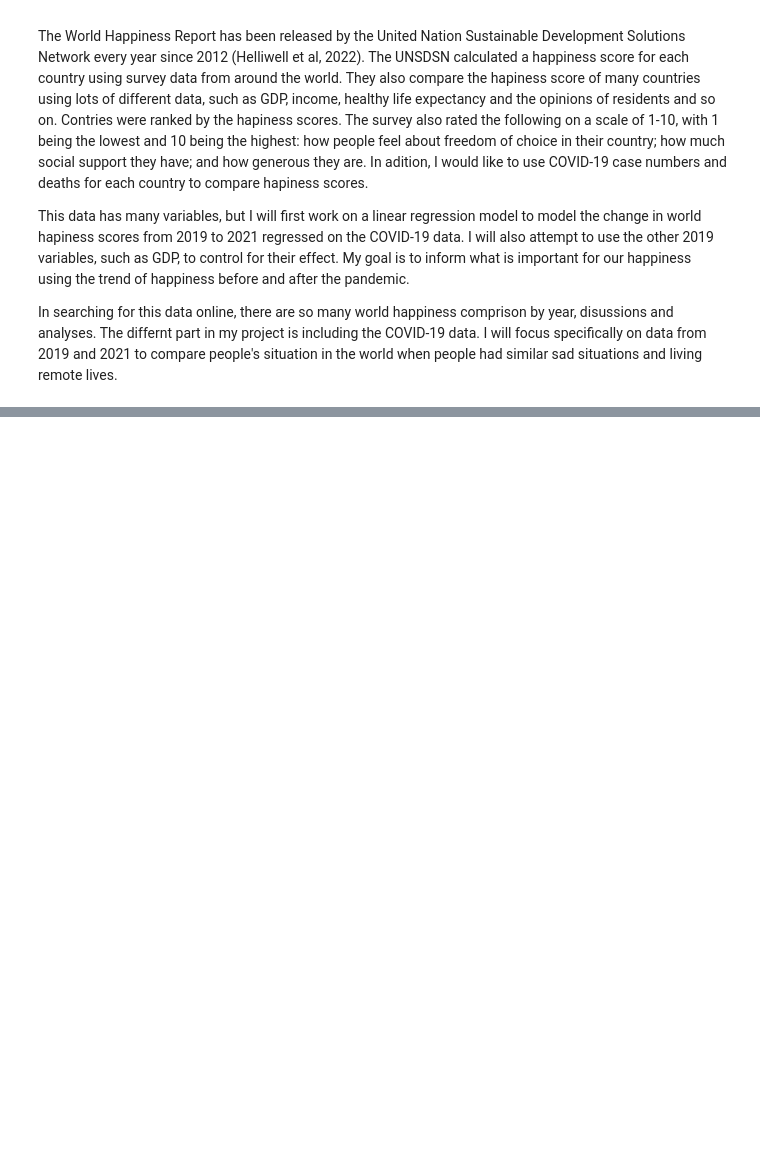
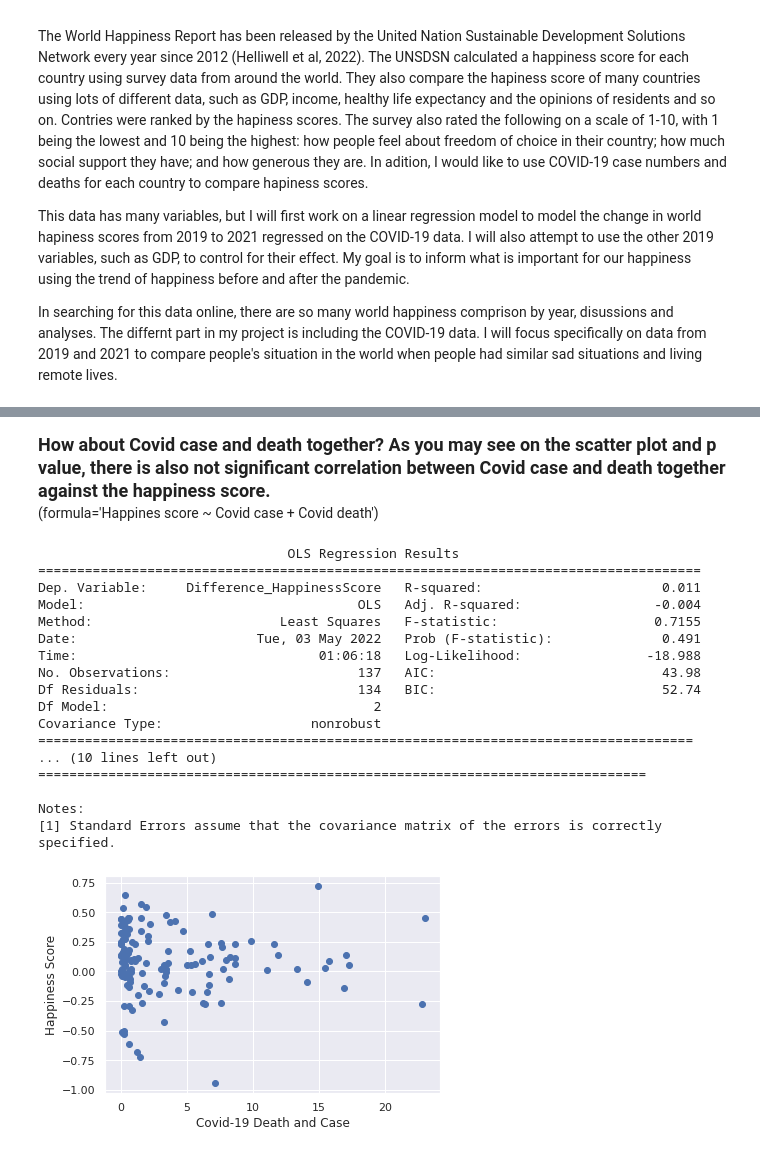
Before and after one commit to yosshiyegg/CSPB_3022, a Jupyter notebook: Final_project_Yoshie.ipynb, the cells around one changed output, grey strips where cells are left out. Drawn from its saved outputs; the diff is of its cells as text; code cells hidden in the pictures; blank space fills up the shorter version.

```diff
--- a/Final_project_Yoshie.ipynb
+++ b/Final_project_Yoshie.ipynb
@@ -172,0 +294,29 @@ Helliwell, J. F., Layard, R., Sachs, J. D., De Neve, J.-E., Aknin, L. B., & Wang
+# %% [markdown]
+<font size="4" ><b>How about Covid case and death together? As you may see on the scatter plot and p value, there is also not significant correlation between Covid case and death together against the happiness score. </b></font><br>
+(formula='Happines score ~ Covid case + Covid death')<br>
+# %%
+model_trn = smf.ols(formula='Difference_HappinessScore ~ Deaths_per_10k + Confirmed_per_1k', data=allmodel).fit()
+print(model_trn.summary())
+
+plt.plot(model.Deaths_per_10k + model.Confirmed_per_1k, model.Difference_HappinessScore, 'bo');
+plt.xlabel('Covid-19 Death and Case')
+plt.ylabel('Happiness Score');
+# %% [output]
+                                OLS Regression Results
+=====================================================================================
+Dep. Variable:     Difference_HappinessScore   R-squared:                       0.011
+Model:                                   OLS   Adj. R-squared:                 -0.004
+Method:                        Least Squares   F-statistic:                    0.7155
+Date:                       Tue, 03 May 2022   Prob (F-statistic):              0.491
+Time:                               01:06:18   Log-Likelihood:                -18.988
+No. Observations:                        137   AIC:                             43.98
+Df Residuals:                            134   BIC:                             52.74
+Df Model:                                  2
+Covariance Type:                   nonrobust
+====================================================================================
+... (10 lines left out)
+==============================================================================
+
+Notes:
+[1] Standard Errors assume that the covariance matrix of the errors is correctly specified.
+[figure, added]
```
Also changed, not shown: parts of 33 cells of this notebook, 3 other files.
